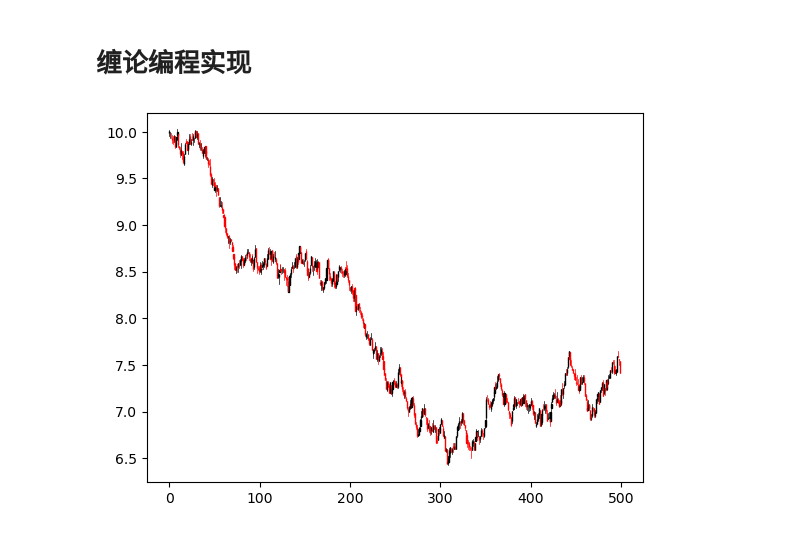
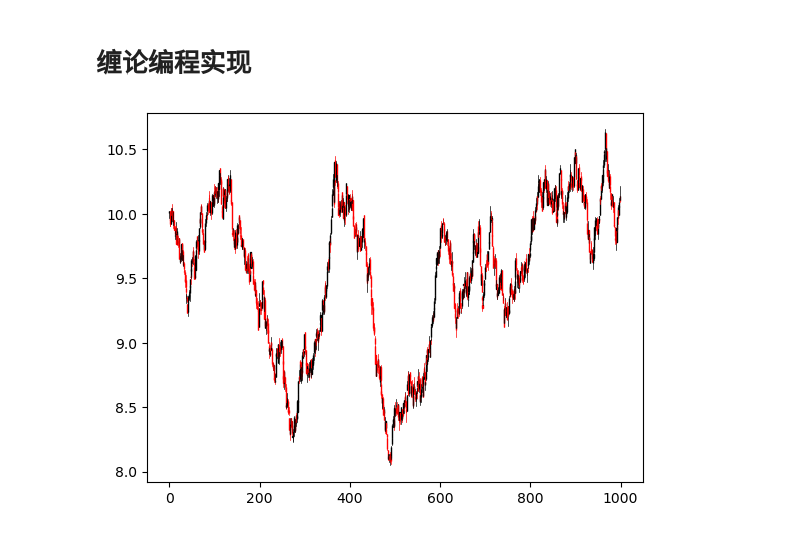
Before and after one commit to xitongsys/notes, a Jupyter notebook: finance/chanlun/example.ipynb, the cells around one changed output. Saved outputs shown, nothing was run; the diff lists cells and outputs as text; code cells hidden in the pictures.

```diff
--- a/finance/chanlun/example.ipynb
+++ b/finance/chanlun/example.ipynb
@@ -3,27 +3,27 @@
 # %%
 # 随机生成 1min KLine 作例子
 
 import pandas as pd
 import numpy as np
 import matplotlib.pyplot as plt
 from mplfinance.original_flavor import candlestick_ohlc
 
-N = 500
+N = 1000
 px = (1+ np.cumsum(np.random.normal(0, 0.0015, 20 * N))) * 10
 px = pd.Series(px)
 opn = px.groupby(px.index // 20).first()
 cls = px.groupby(px.index // 20).last()
 hgh = px.groupby(px.index // 20).max()
 low = px.groupby(px.index // 20).min()
 ts = pd.Series(opn.index)
 
 df_kline = pd.concat([ts.rename('time'), opn.rename('open'), hgh.rename('high'), low.rename('low'), cls.rename('close')], axis=1)
 
 # plot
 fig,ax = plt.subplots()
 _ = candlestick_ohlc(ax, df_kline.values)
 # %% [output]
-[figure, old version]
+[figure, new version]
 # %%
 # 缠论 K 线
 
```
Also changed, not shown: parts of 5 cells of this notebook.
